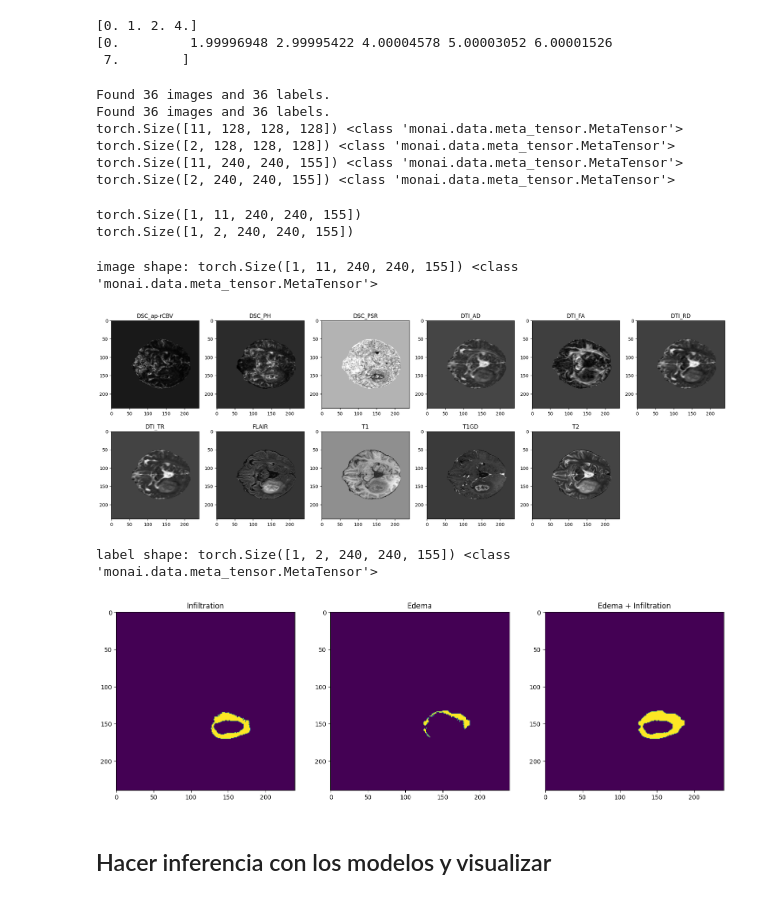
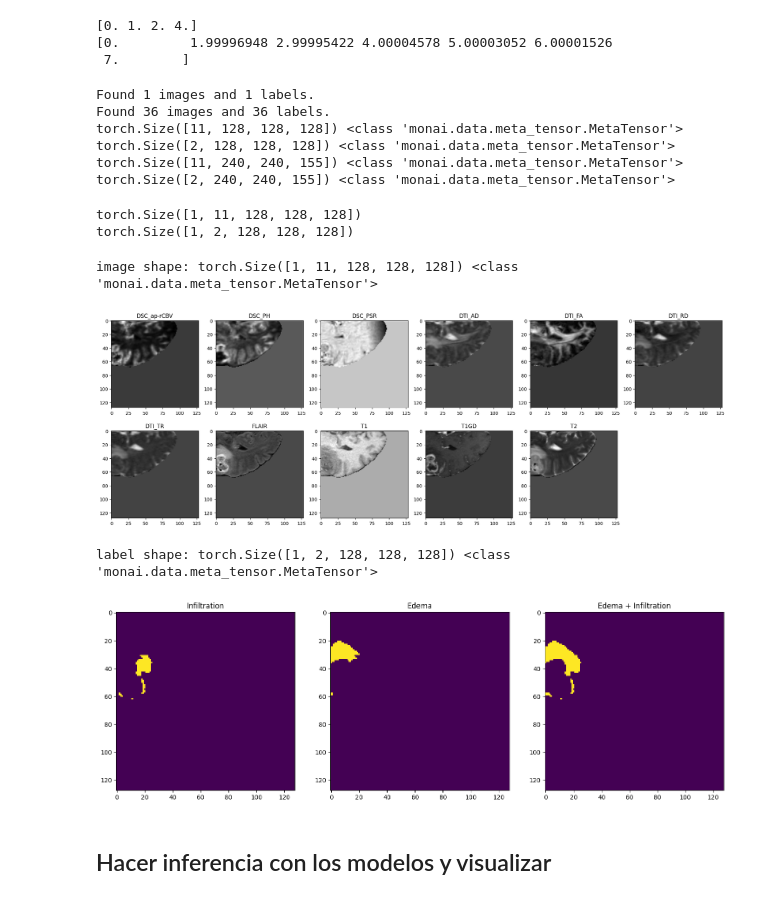
Before and after one commit to GBM-images-research/Swin_transformer_UPennGBM, a Jupyter notebook: ver_transformaciones.ipynb, the cells around one changed output. Saved outputs shown, nothing was run; the diff lists cells and outputs as text; code cells hidden in the pictures.

Commit message:
last changes train3

```diff
--- a/ver_transformaciones.ipynb
+++ b/ver_transformaciones.ipynb
@@ -104,8 +104,8 @@ val_transform = transforms.Compose(
 # dataset_path='./Dataset/Dataset_29_casos/'
 dataset_path='./Dataset/Dataset_recurrence'
 
-train_set=CustomDataset(dataset_path, section="train",transform=train_transform) # t_transform
-train_loader = DataLoader(train_set, batch_size=1, shuffle=False, num_workers=4, pin_memory=False)
+train_set=CustomDataset(dataset_path, section="test_00332",transform=train_transform) # t_transform
+train_loader = DataLoader(train_set, batch_size=1, shuffle=False, num_workers=1, pin_memory=False)
 
 im_t=train_set[0]
 
@@ -119,58 +119,58 @@ print(im_t['label'].shape, type(im_t['label']))
 print(im_v['image'].shape, type(im_v['image']))
 print(im_v['label'].shape, type(im_v['label']))
 # %% [output]
-Found 36 images and 36 labels.
+Found 1 images and 1 labels.
 Found 36 images and 36 labels.
 torch.Size([11, 128, 128, 128]) <class 'monai.data.meta_tensor.MetaTensor'>
 torch.Size([2, 128, 128, 128]) <class 'monai.data.meta_tensor.MetaTensor'>
 torch.Size([11, 240, 240, 155]) <class 'monai.data.meta_tensor.MetaTensor'>
 torch.Size([2, 240, 240, 155]) <class 'monai.data.meta_tensor.MetaTensor'>
 # %%
-for idx, batch_data in enumerate(val_loader):
-    if idx == 1:  # Cambia 0 al índice del batch deseado
+for idx, batch_data in enumerate(train_loader):
+    if idx == 0:  # Cambia 0 al índice del batch deseado
         val_data_example=batch_data
         data, target = batch_data["image"], batch_data["label"]
         print(data.shape)
         print(target.shape)
         break
 # %% [output]
-torch.Size([1, 11, 240, 240, 155])
-torch.Size([1, 2, 240, 240, 155])
+torch.Size([1, 11, 128, 128, 128])
+torch.Size([1, 2, 128, 128, 128])
 # %%
 # pick one image from DecathlonDataset to visualize and check the 4 channels
 # N_ROI -> hatsa 0.5cm alrededor del TC
 # F_ROI -> entre 1 y 4 cm alrededor del TC
 nombres=["DSC_ap-rCBV","DSC_PH", "DSC_PSR", "DTI_AD", "DTI_FA", "DTI_RD", "DTI_TR", "FLAIR", "T1", "T1GD", "T2",]
 #val_data_example = train_set[60]
-sl=60 #70 32
+sl=46 #70 32
 print(f"image shape: {val_data_example['image'].shape}", type(val_data_example['image']))
 plt.figure("image", (24, 8))
 for i in range(11):
     plt.subplot(2, 6, i + 1)
     plt.title(nombres[i])
     plt.imshow(val_data_example["image"][0][i, :, :, sl].cpu(), cmap="gray") # .detach()
 plt.show()
 # also visualize the 3 channels label corresponding to this image
 print(f"label shape: {val_data_example['label'].shape}", type(val_data_example['label']))
 plt.figure("label", (18, 6))
 # my_title=['N_ROI (0-5mm)', 'F_ROI (+10mm)', 'N_ROI + F_ROI']
 my_title=['Infiltration', 'Edema', 'Edema + Infiltration']
 for i in range(3):
     plt.subplot(1, 3, i + 1)
     plt.title(f"{my_title[i]}")
     if i<2:
         plt.imshow(val_data_example["label"][0][i, :, :, sl].cpu()) # .detach()
     else:
         #plt.imshow(val_data_example["label"][i, :, :, sl].detach().cpu())
         im_show=torch.from_numpy(np.logical_or(val_data_example["label"][0][0, :, :, sl], val_data_example["label"][0][1, :, :, sl])) # torch.from_numpy
         plt.imshow((im_show).cpu()) # .detach()
 
 plt.show()
 # %% [output]
-image shape: torch.Size([1, 11, 240, 240, 155]) <class 'monai.data.meta_tensor.MetaTensor'>
+image shape: torch.Size([1, 11, 128, 128, 128]) <class 'monai.data.meta_tensor.MetaTensor'>
-[figure, old version]
+[figure, new version]
-label shape: torch.Size([1, 2, 240, 240, 155]) <class 'monai.data.meta_tensor.MetaTensor'>
+label shape: torch.Size([1, 2, 128, 128, 128]) <class 'monai.data.meta_tensor.MetaTensor'>
-[figure, old version]
+[figure, new version]
 # %% [markdown]
 ## Hacer inferencia con los modelos y visualizar
 # %%
```
Also changed, not shown: 2 other files.
